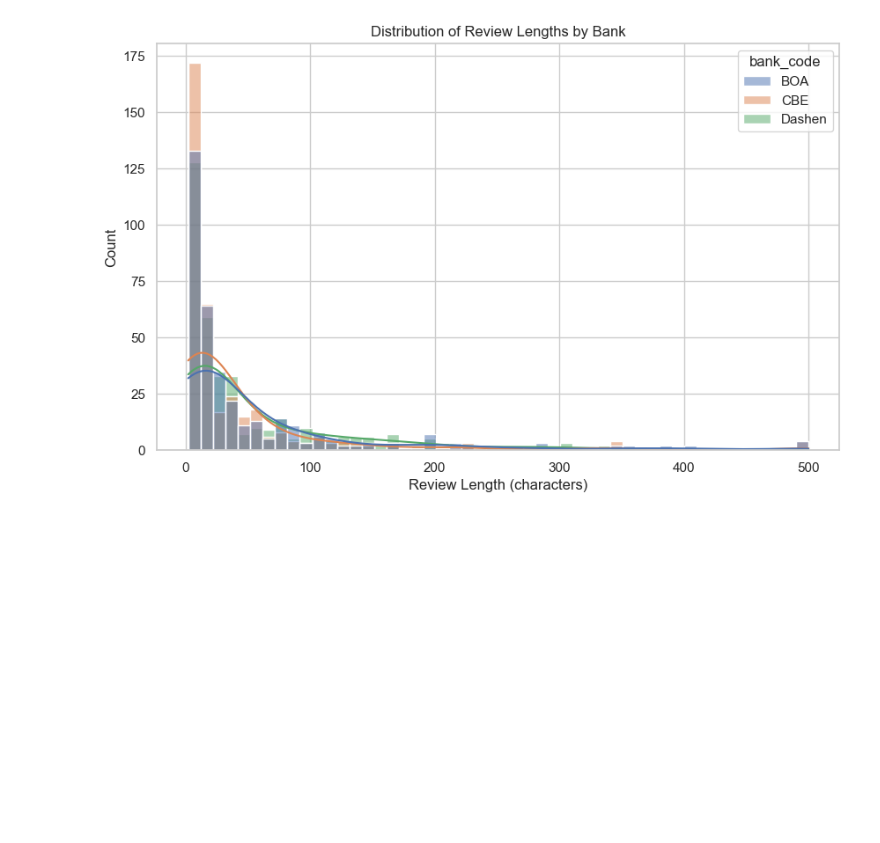
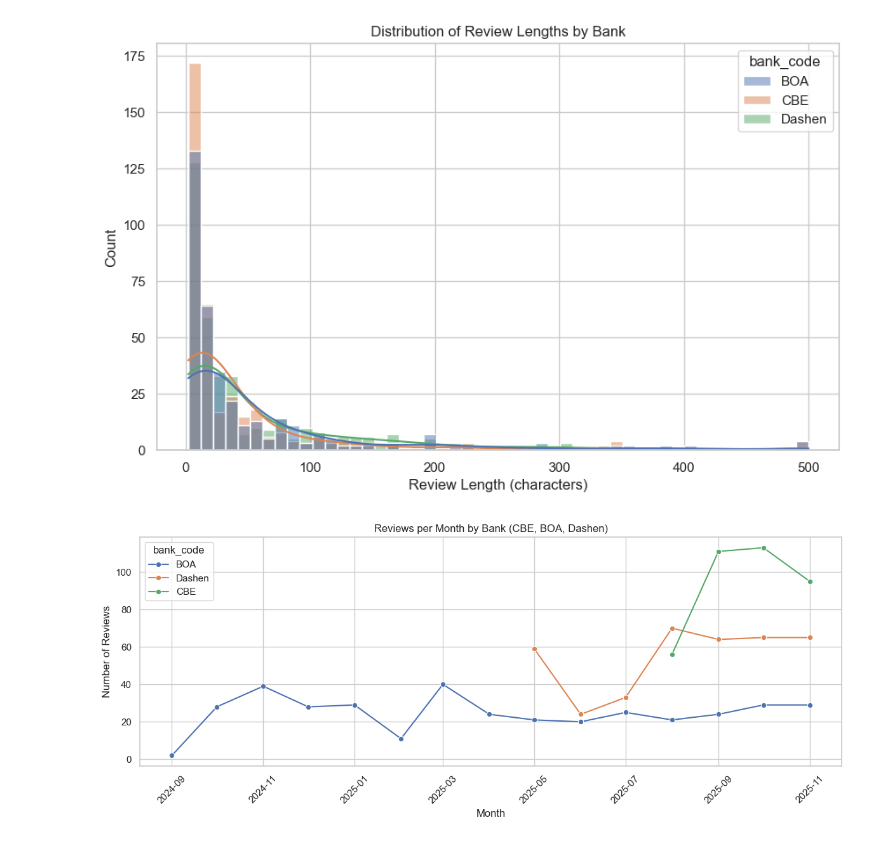
Before and after one commit to jossieT/ethiopian-mobile-banking-cx-insights, a Jupyter notebook: Scripts/preprocessing_EDA.ipynb, the cells around one changed output. Drawn from its saved outputs; the diff is of its cells as text; code cells hidden in the pictures; blank space fills up the shorter version.

Commit message:
feat(eda): review per month and rating per month plot added

```diff
--- a/Scripts/preprocessing_EDA.ipynb
+++ b/Scripts/preprocessing_EDA.ipynb
@@ -185,3 +185,31 @@ plt.ylabel('Count')
 plt.show()
 # %% [output]
 [figure]
+# %%
+#Reviews per month (CBE, BOA, Dashen)
+date_col = 'date' if 'date' in df.columns else ('at' if 'at' in df.columns else ('review_date' if 'review_date' in df.columns else 'timestamp'))
+df[date_col] = pd.to_datetime(df[date_col], errors='coerce')
+
+bank_col = 'bank_code' if 'bank_code' in df.columns else 'bank_name'
+banks = ['CBE', 'BOA', 'Dashen']
+df_banks = df[df[bank_col].isin(banks)].copy()
+
+monthly_counts = (
+    df_banks
+    .groupby([pd.Grouper(key=date_col, freq='M'), bank_col])
+    .size()
+    .reset_index(name='reviews')
+)
+monthly_counts[date_col] = monthly_counts[date_col].dt.to_period('M').dt.to_timestamp()
+
+sns.set(style="whitegrid")
+plt.figure(figsize=(12, 5))
+sns.lineplot(data=monthly_counts, x=date_col, y='reviews', hue=bank_col, marker='o')
+plt.title('Reviews per Month by Bank (CBE, BOA, Dashen)')
+plt.xlabel('Month')
+plt.ylabel('Number of Reviews')
+plt.xticks(rotation=45)
+plt.tight_layout()
+plt.show()
+# %% [output]
+[figure, added]
```
Also changed, not shown: parts of 1 cell of this notebook.
